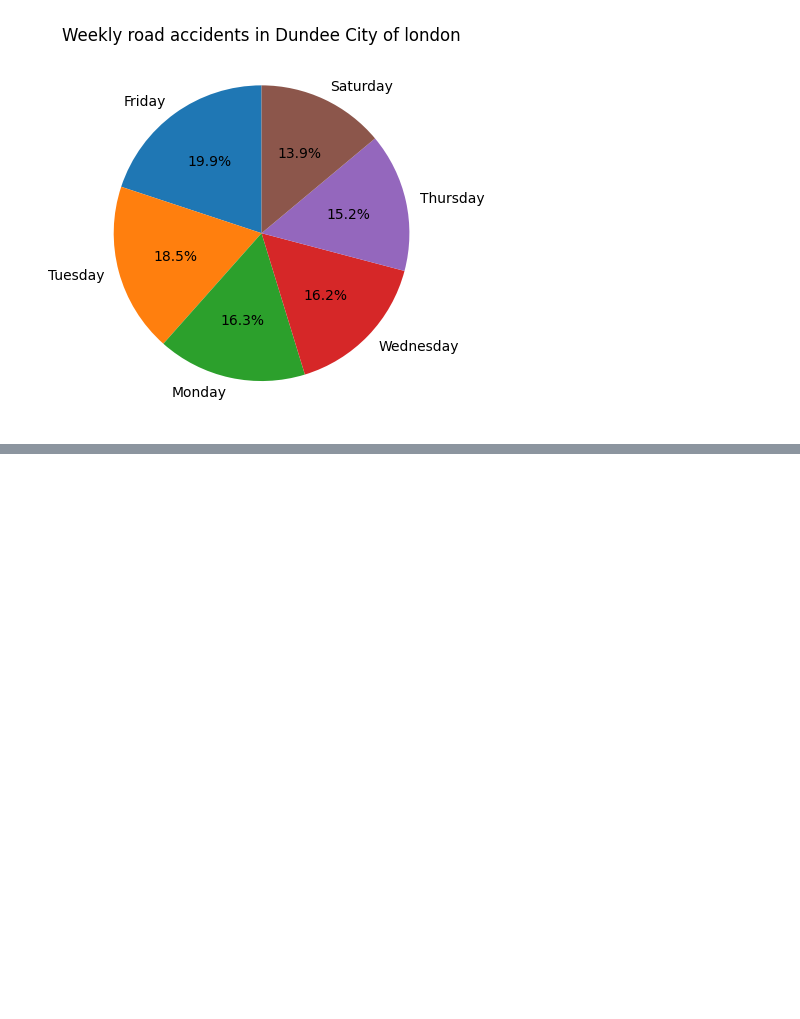
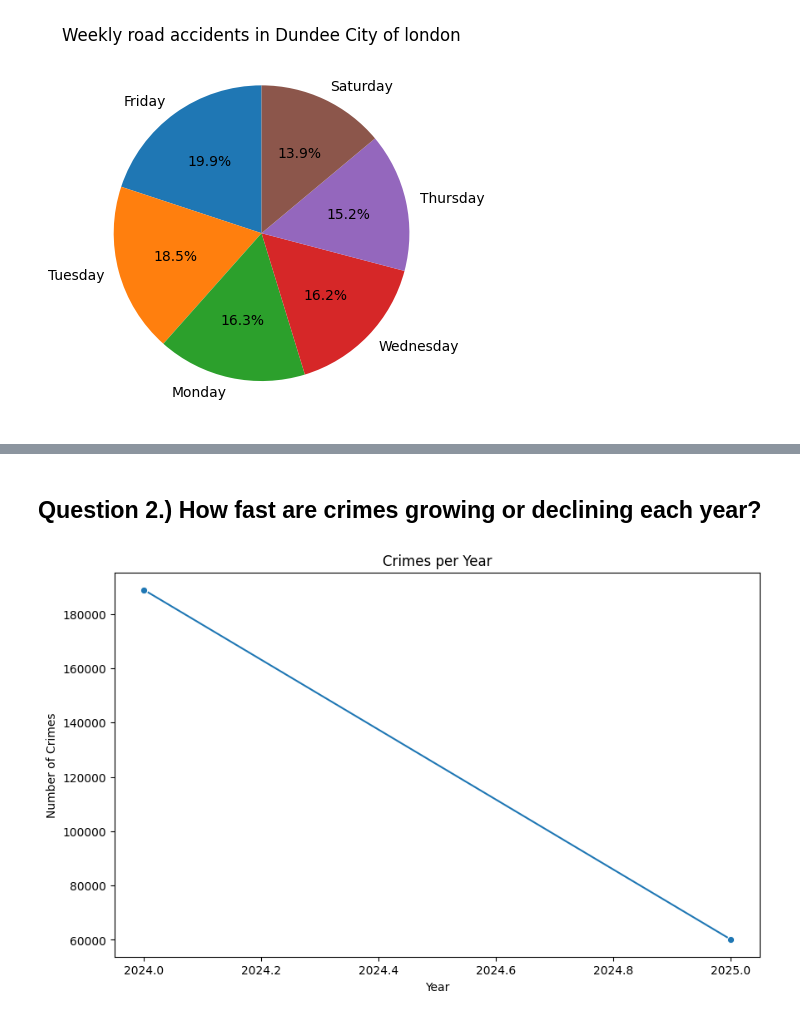
Before and after one commit to Johnjsp/act2_20insights, a Jupyter notebook: 20_insights_ukacci-checkpoint.ipynb, the cells around one changed output, grey strips where cells are left out. Drawn from its saved outputs; the diff is of its cells as text; code cells hidden in the pictures; blank space fills up the shorter version.

```diff
--- a/20_insights_ukacci-checkpoint.ipynb
+++ b/20_insights_ukacci-checkpoint.ipynb
@@ -1553,0 +1924,12 @@ plt.show()
+# %% [markdown]
+<h2>Question 2.) How fast are crimes growing or declining each year?</h2>
+# %%
+yearly = crime['Year'].value_counts().sort_index()
+plt.figure(figsize=(10,6))
+sns.lineplot(x=yearly.index, y=yearly.values, marker="o")
+plt.title("Crimes per Year")
+plt.xlabel("Year")
+plt.ylabel("Number of Crimes")
+plt.show()
+# %% [output]
+[figure, added]
```
Also changed, not shown: parts of 103 cells of this notebook.
